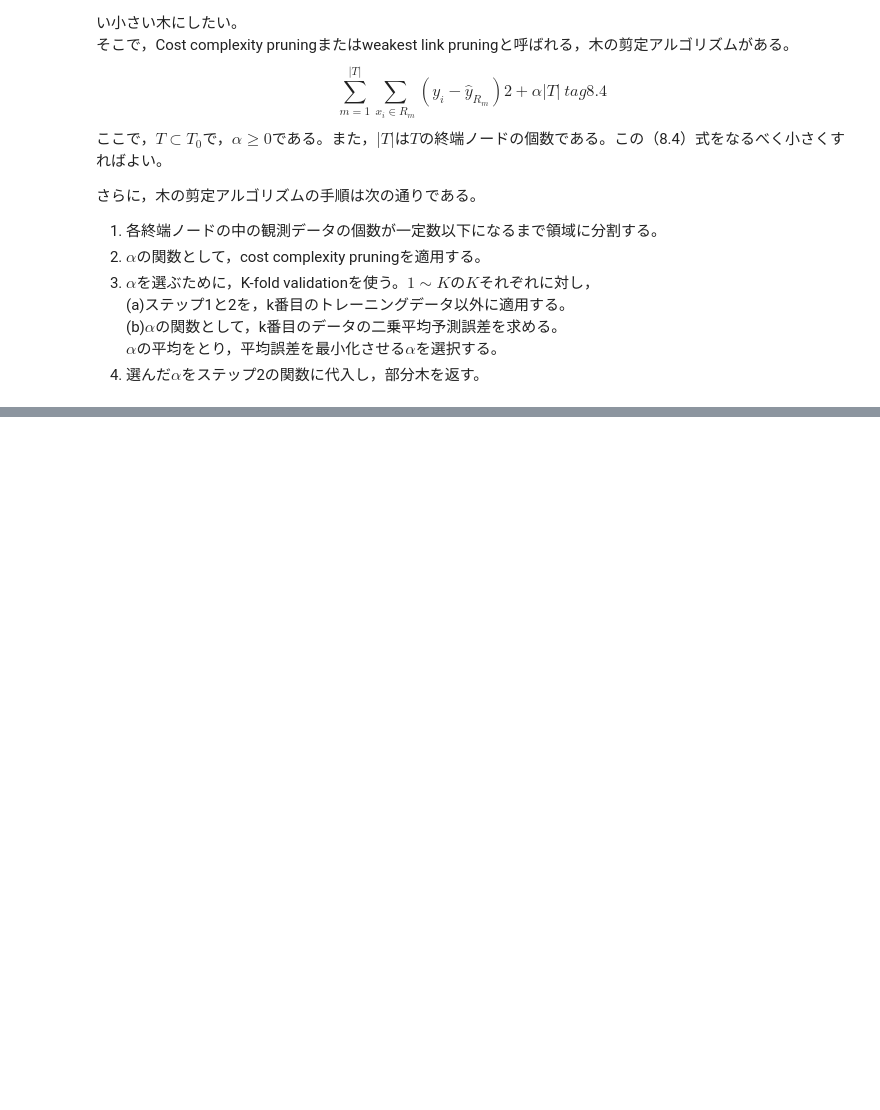
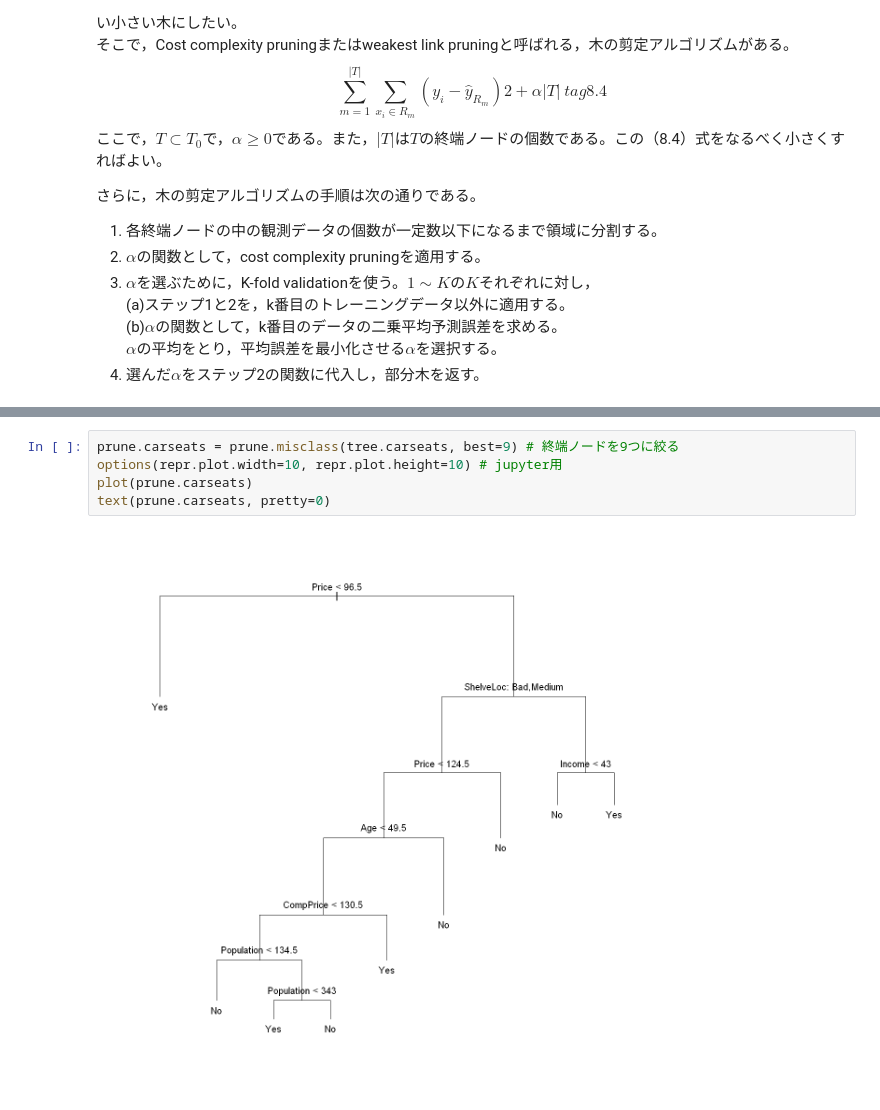
Before and after one commit to yellowmeteor/met_python.github.io, a Jupyter notebook: ISLR/8_Tree-Based_Methods.ipynb, the cells around one changed output, grey strips where cells are left out. Saved outputs shown, nothing was run; the diff lists cells and outputs as text; blank space fills up the shorter version.

```diff
--- a/ISLR/8_Tree-Based_Methods.ipynb
+++ b/ISLR/8_Tree-Based_Methods.ipynb
@@ -53,0 +195,7 @@ $$
+# %%
+prune.carseats = prune.misclass(tree.carseats, best=9) # 終端ノードを9つに絞る
+options(repr.plot.width=10, repr.plot.height=10) # jupyter用
+plot(prune.carseats)
+text(prune.carseats, pretty=0)
+# %% [output]
+[figure, added]
```
Also changed, not shown: parts of 17 cells of this notebook, 1 other file.
